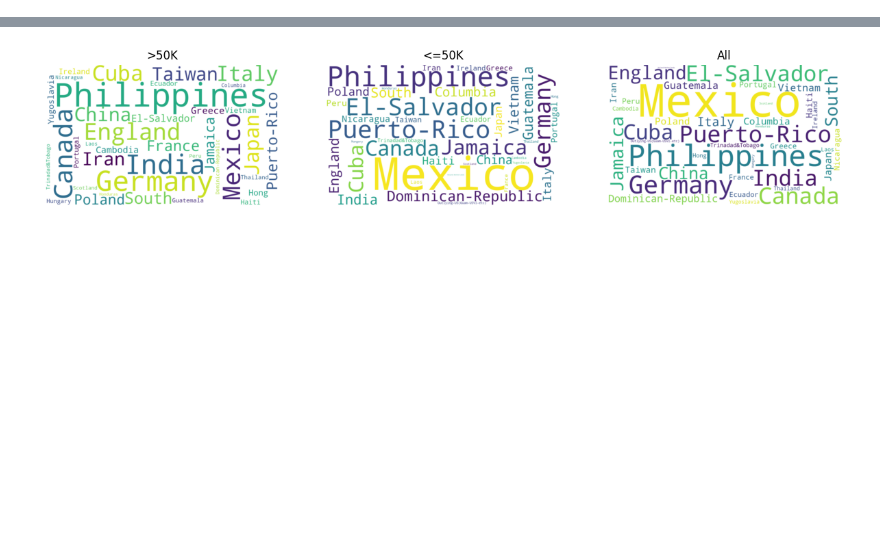
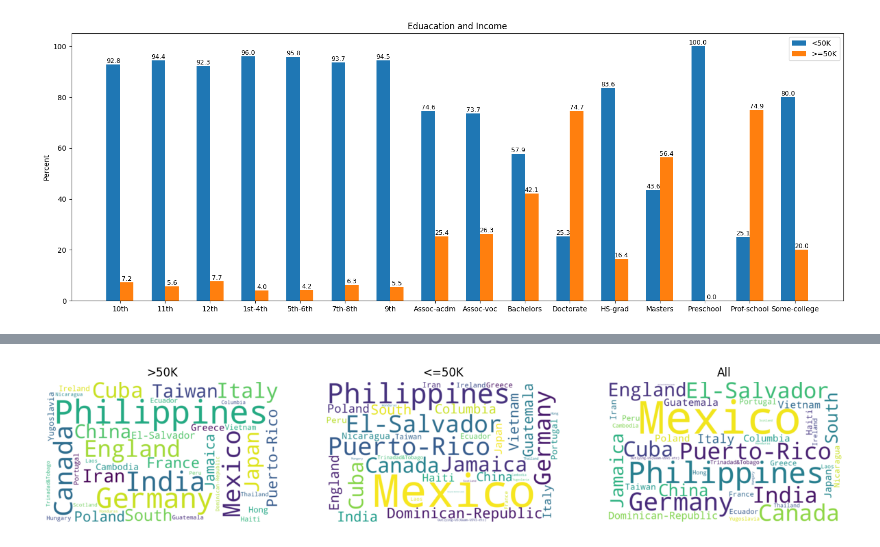
Before and after one commit to zhenya-zhu/visualization_groupwork, a Jupyter notebook: Haowu.ipynb, the cells around one changed output, grey strips where cells are left out. Drawn from its saved outputs; the diff is of its cells as text; code cells hidden in the pictures; blank space fills up the shorter version.

```diff
--- a/Haowu.ipynb
+++ b/Haowu.ipynb
@@ -122,0 +105,43 @@ plt.show()
+# %%
+# 结合教育（education），了解收入（income）情况，用柱状图进行显示（总体情况一条，不同学历水平各一条，高低收入同图或分图显示）。以便更直观地展示受教育情况对一个人整个年龄段收入的影响。
+
+adult_df_income_lt_50k = adult_df[adult_df['income']=='<=50K']
+adult_df_income_mt_50k = adult_df[adult_df['income']=='>50K']
+all_50k = adult_df
+#print(adult_df_income_lt_50k)
+# 这里还需要处理，除以人员的总数就是高低收入的占比
+lt_50k = adult_df_income_lt_50k.groupby('education')['income'].count().tolist()
+mt_50k = adult_df_income_mt_50k.groupby('education')['income'].count().tolist()
+mt_50k.insert(13,0) #insert  Prof-school = 0 for mt_50k
+all_income = adult_df.groupby('education')['income'].count().tolist()
+
+edu_grade = adult_df_income_lt_50k.groupby('education')['income'].count().index.tolist()
+
+ll = [a/b*100 for a,b in zip(lt_50k,all_income)]
+mm = [a/b*100 for a,b in zip(mt_50k,all_income)]
+
+x = np.arange(len(edu_grade))  # x轴刻度标签位置
+width = 0.3  # 柱子的宽度
+
+plt.figure(figsize=(16, 6))
+plt.bar(x - width/2, ll, width, label='<50K')
+plt.bar(x + width/2, mm, width, label='>=50K')
+
+for a,b in zip(x - width/2,ll):   #柱子上的数字显示
+    plt.text(a,b,'%.1f'%b,ha='center',va='bottom',fontsize=9);
+for a,b in zip(x + width/2,mm):
+    plt.text(a,b,'%.1f'%b,ha='center',va='bottom',fontsize=9);
+
+plt.ylabel('Percent')
+plt.title('Eduacation and Income')
+# x轴刻度标签位置不进行计算
+plt.xticks(x, labels=edu_grade)
+plt.legend()
+plt.tight_layout()
+
+#https://blog.csdn.net/TH_NUM/article/details/80601800
+#.pyplot.barh(y, width, height, left, align=‘center’, **kwargs)
+
+plt.show()
+# %% [output]
+[figure, added]
```
Also changed, not shown: parts of 6 cells of this notebook.
